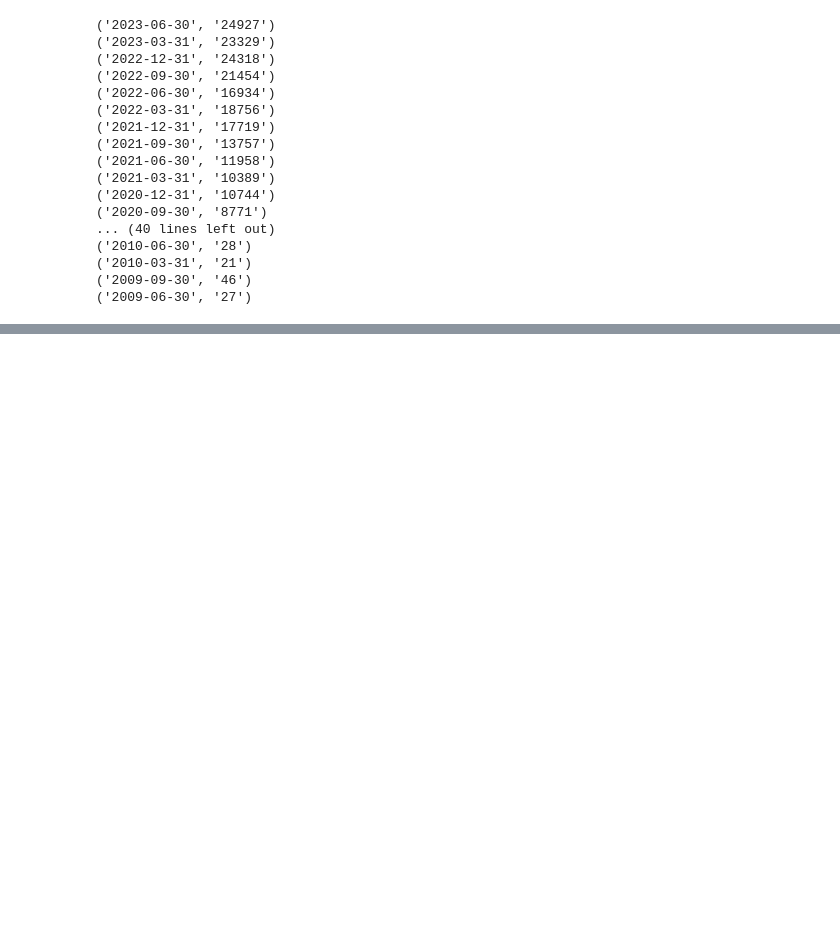
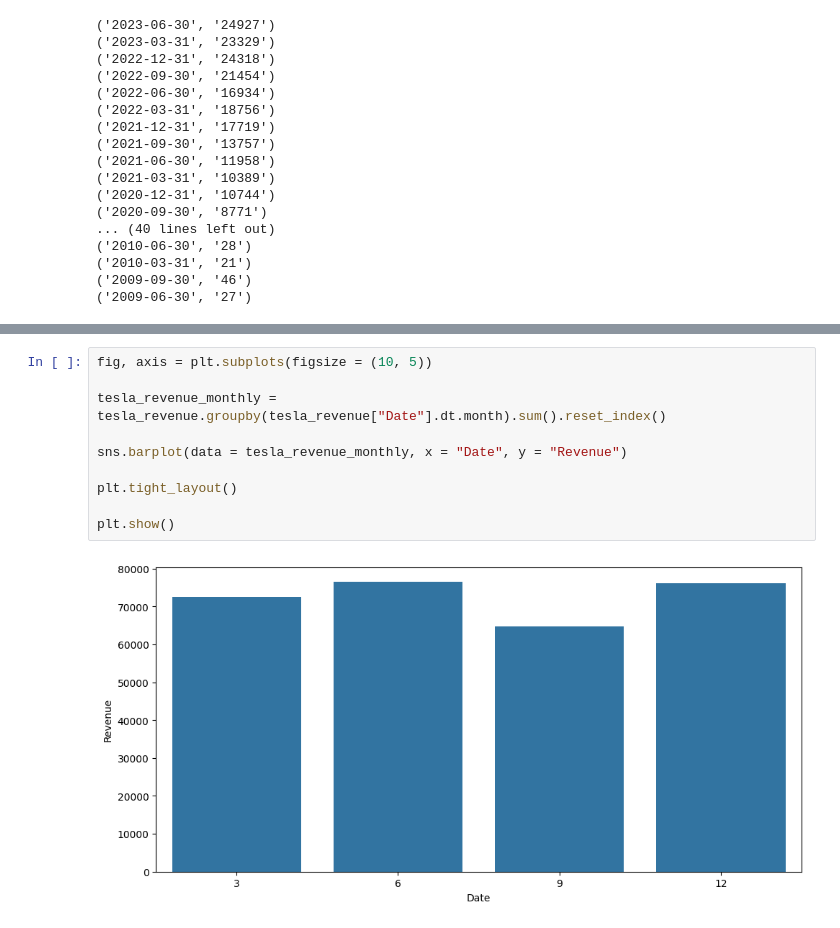
Before and after one commit to 4GeeksAcademy/web-scraping-project-tutorial-ds-2023, a Jupyter notebook: israel/src/explore.ipynb, the cells around one changed output, grey strips where cells are left out. Drawn from its saved outputs; the diff is of its cells as text; blank space fills up the shorter version.

```diff
--- a/israel/src/explore.ipynb
+++ b/israel/src/explore.ipynb
@@ -76,3 +93,15 @@ for row in cursor.execute("SELECT * FROM revenue"):
+# %%
+fig, axis = plt.subplots(figsize = (10, 5))
+
+tesla_revenue_monthly = tesla_revenue.groupby(tesla_revenue["Date"].dt.month).sum().reset_index()
+
+sns.barplot(data = tesla_revenue_monthly, x = "Date", y = "Revenue")
+
+plt.tight_layout()
+
+plt.show()
+# %% [output]
+[figure, added]
 # %%
 fig, axis = plt.subplots(figsize = (10, 5))
 
```
Also changed, not shown: parts of 2 cells of this notebook.
